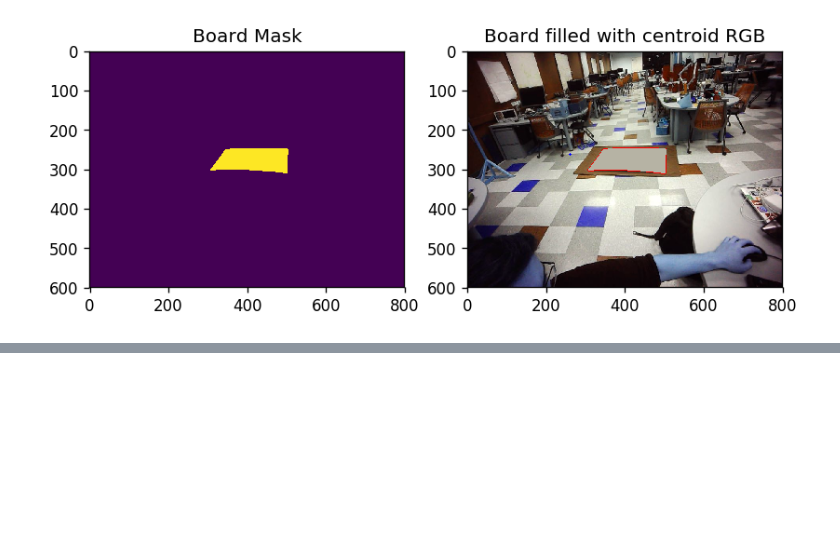
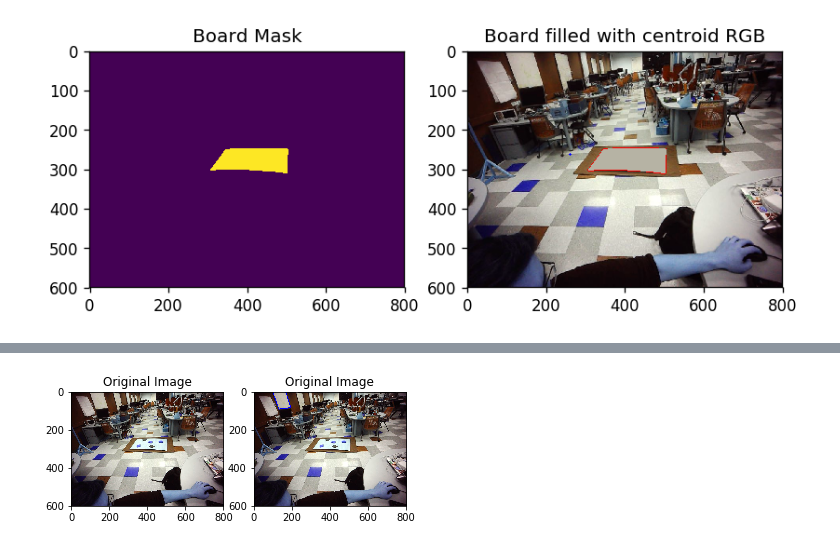
Before and after one commit to awlevin/cornhole-fiesta, a Jupyter notebook: opencv/harris.ipynb, the cells around one changed output, grey strips where cells are left out. Saved outputs shown, nothing was run; the diff lists cells and outputs as text; code cells hidden in the pictures; blank space fills up the shorter version.

```diff
--- a/opencv/harris.ipynb
+++ b/opencv/harris.ipynb
@@ -208,8 +214,9 @@ mean color:  (201.2801393728223, 183.54932802389249, 206.15868591338975, 0.0)
 from scipy.spatial import distance
 
 # Try to find the board based on the color we identified at its centroid
+src = cv.imread('images/test_wood_bags.png')
+graysrc = cv.cvtColor(src, cv.COLOR_BGR2GRAY)
 
-# convert to binary image
 ret,thresh = cv.threshold(graysrc, 127,255,0)
 im2, contours, hierarchy = cv.findContours(thresh,cv.RETR_TREE, 1) #1, 2)
 
@@ -245,6 +252,16 @@ if (best_cnt is not None):
 
     print('best contour: ')
     print_cnt_details(best_cnt)
+
+    fig = plt.figure(figsize=(8,8),dpi=(120))
+    a = fig.add_subplot(1,2,1)
+    a.set_title('Original Image')
+    plt.imshow(src)
+
+    cv.drawContours(src, [best_cnt], 0, (0,0,255), cv.LINE_4)
+    a = fig.add_subplot(1,2,2)
+    a.set_title('Original Image')
+    plt.imshow(src)
 # %% [output]
 original board:
 cx:  416        cy:  276        area:  9811.5   perimeter:  490.2670258283615
@@ -251,2 +270,3 @@ cx:  416        cy:  276        area:  9811.5   perimeter:  490.2670258283615
 best contour:
 cx:  144        cy:  44         area:  6048.5   perimeter:  350.06601536273956
+[figure, added]
```
Also changed, not shown: parts of 5 cells of this notebook.
